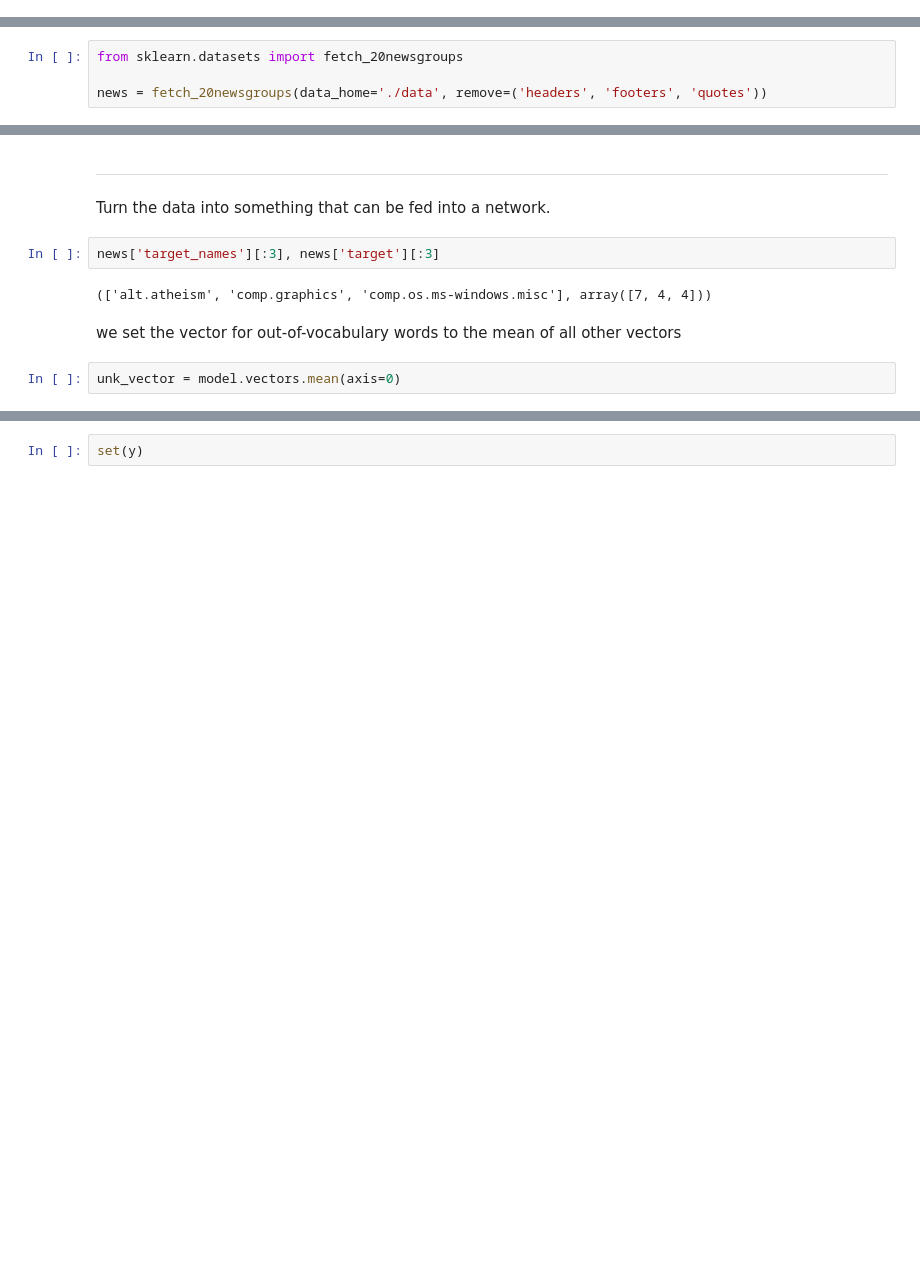
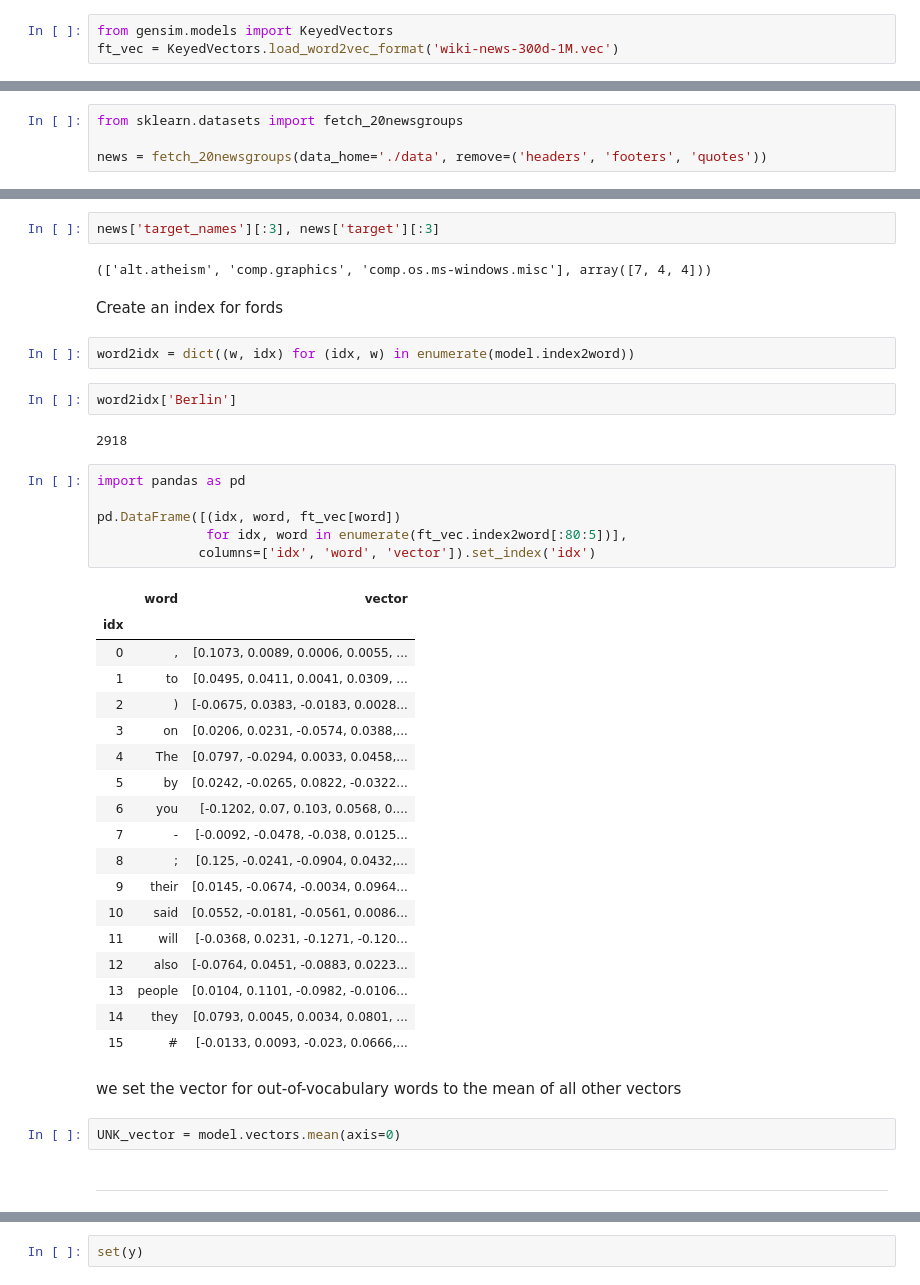
Before and after one commit to mattilyra/pydatanyc_2019, a Jupyter notebook: Part01_prerequisites.ipynb, the cells around one changed output, grey strips where cells are left out. Saved outputs shown, nothing was run; the diff lists cells and outputs as text; blank space fills up the shorter version.

```diff
--- a/Part01_prerequisites.ipynb
+++ b/Part01_prerequisites.ipynb
@@ -119,0 +207,3 @@ plt.plot(losses)
+# %%
+from gensim.models import KeyedVectors
+ft_vec = KeyedVectors.load_word2vec_format('wiki-news-300d-1M.vec')
@@ -163,12 +246,43 @@ model.most_similar('king')
-# %% [markdown]
----
-
-Turn the data into something that can be fed into a network.
 # %%
 news['target_names'][:3], news['target'][:3]
 # %% [output]
 (['alt.atheism', 'comp.graphics', 'comp.os.ms-windows.misc'], array([7, 4, 4]))
+# %% [markdown]
+Create an index for fords
+# %%
+word2idx = dict((w, idx) for (idx, w) in enumerate(model.index2word))
+# %%
+word2idx['Berlin']
+# %% [output]
+2918
+# %%
+import pandas as pd
+
+pd.DataFrame([(idx, word, ft_vec[word])
+              for idx, word in enumerate(ft_vec.index2word[:80:5])],
+             columns=['idx', 'word', 'vector']).set_index('idx')
+# %% [output]
+|  | word | vector |
+| idx |  |  |
+| 0 | , | [0.1073, 0.0089, 0.0006, 0.0055, ... |
+| 1 | to | [0.0495, 0.0411, 0.0041, 0.0309, ... |
+| 2 | ) | [-0.0675, 0.0383, -0.0183, 0.0028... |
+| 3 | on | [0.0206, 0.0231, -0.0574, 0.0388,... |
+| 4 | The | [0.0797, -0.0294, 0.0033, 0.0458,... |
+| 5 | by | [0.0242, -0.0265, 0.0822, -0.0322... |
+| 6 | you | [-0.1202, 0.07, 0.103, 0.0568, 0.... |
+| 7 | - | [-0.0092, -0.0478, -0.038, 0.0125... |
+| 8 | ; | [0.125, -0.0241, -0.0904, 0.0432,... |
+| 9 | their | [0.0145, -0.0674, -0.0034, 0.0964... |
+| 10 | said | [0.0552, -0.0181, -0.0561, 0.0086... |
+| 11 | will | [-0.0368, 0.0231, -0.1271, -0.120... |
+| 12 | also | [-0.0764, 0.0451, -0.0883, 0.0223... |
+| 13 | people | [0.0104, 0.1101, -0.0982, -0.0106... |
+| 14 | they | [0.0793, 0.0045, 0.0034, 0.0801, ... |
+| 15 | # | [-0.0133, 0.0093, -0.023, 0.0666,... |
 # %% [markdown]
 we set the vector for out-of-vocabulary words to the mean of all other vectors
 # %%
-unk_vector = model.vectors.mean(axis=0)
+UNK_vector = model.vectors.mean(axis=0)
+# %% [markdown]
+---
```
Also changed, not shown: parts of 32 cells of this notebook, 4 other files.
